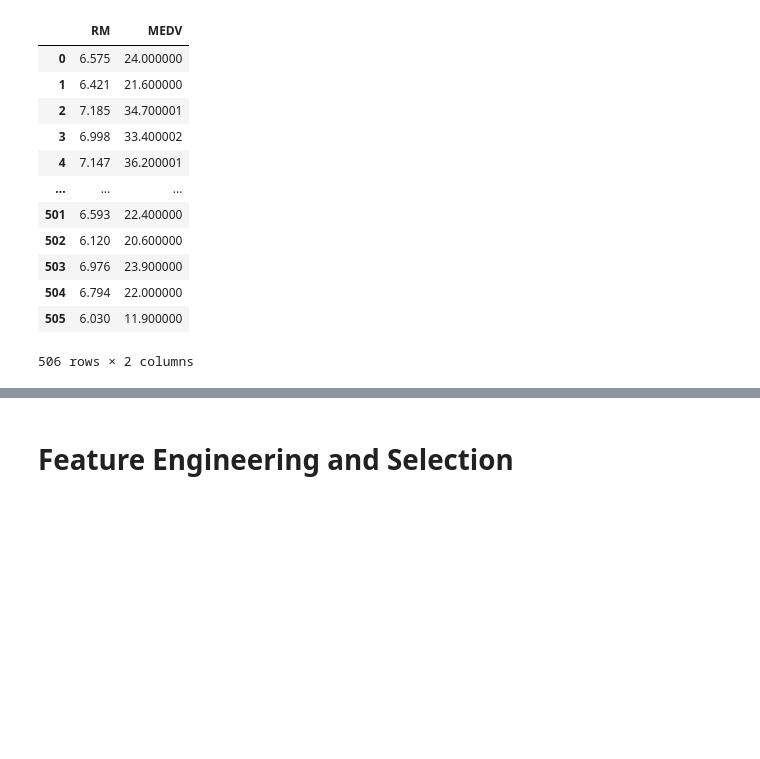
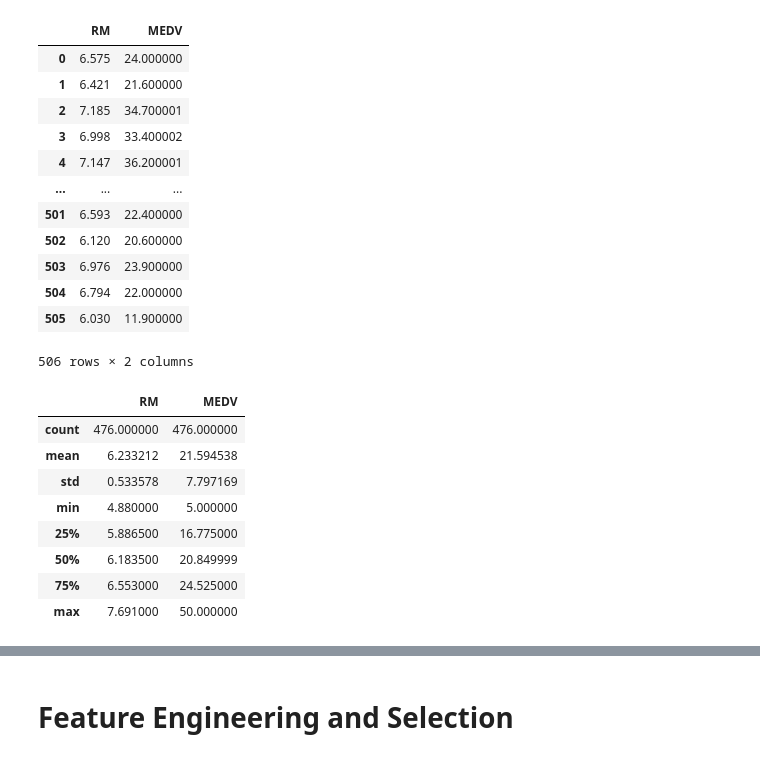
Before and after one commit to mmisobuj/Data-Science-with-Python, a Jupyter notebook: 02.Descriptive-Statistics-with-Python/BostonHouse/Predict-the-median-value-of-owner-occupied-homes.ipynb, the cells around one changed output, grey strips where cells are left out. Cells and saved outputs as stored; diff of their text form; code cells hidden in the pictures; blank space fills up the shorter version.

```diff
--- a/02.Descriptive-Statistics-with-Python/BostonHouse/Predict-the-median-value-of-owner-occupied-homes.ipynb
+++ b/02.Descriptive-Statistics-with-Python/BostonHouse/Predict-the-median-value-of-owner-occupied-homes.ipynb
@@ -186,6 +205,18 @@ min_extreem_outliers_index=rm_medv[rm_medv['RM']<q1-iqr*1.5].index
 min_extreem_outliers_index
 rm_medv.drop(max_extreem_outliers_index,inplace=True)
 rm_medv.drop(min_extreem_outliers_index,inplace=True)
+# %%
+rm_medv.describe()
+# %% [output]
+|  | RM | MEDV |
+| count | 476.000000 | 476.000000 |
+| mean | 6.233212 | 21.594538 |
+| std | 0.533578 | 7.797169 |
+| min | 4.880000 | 5.000000 |
+| 25% | 5.886500 | 16.775000 |
+| 50% | 6.183500 | 20.849999 |
+| 75% | 6.553000 | 24.525000 |
+| max | 7.691000 | 50.000000 |
 # %%
 rm_medv[["RM"]].boxplot()
 # %% [output]
```
Also changed, not shown: parts of 9 cells of this notebook, 2 other files.
